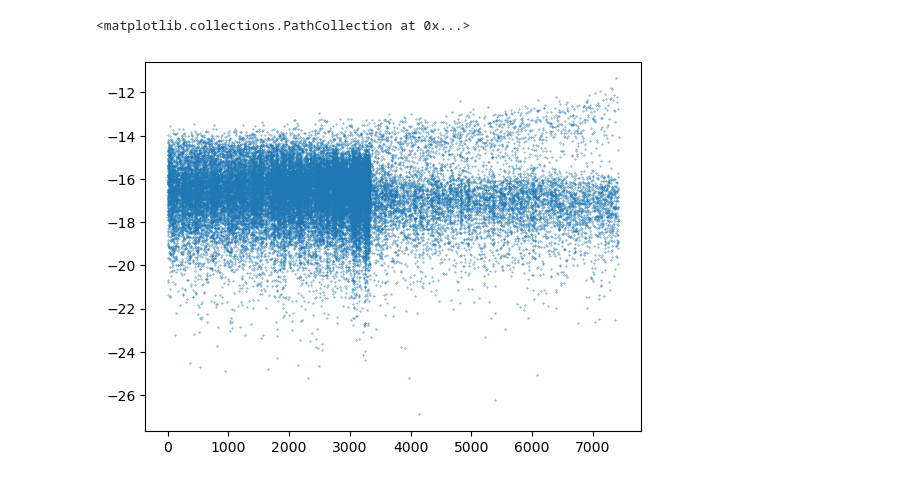
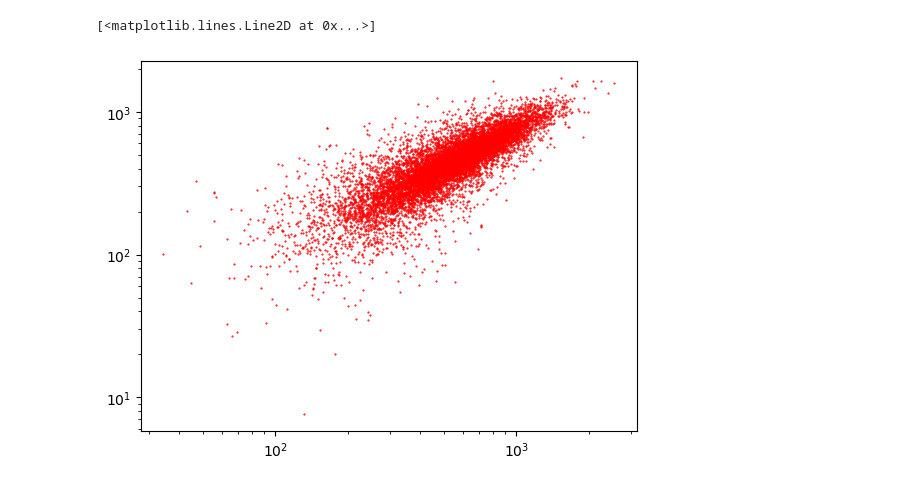
Before and after one commit to antolonappan/kSZscaler, a Jupyter notebook: Notebooks/density.ipynb, the cells around one changed output. Saved outputs shown, nothing was run; the diff lists cells and outputs as text; code cells hidden in the pictures.

```diff
--- a/Notebooks/density.ipynb
+++ b/Notebooks/density.ipynb
@@ -57,5 +28,5 @@ s = np.fft.ifft(inte)
-# %%
-plt.scatter(np.abs(s),df['Y'],s=0.1)
-# %% [output]
-<matplotlib.collections.PathCollection at 0x...>
-[figure, removed]
+# %%
+plt.loglog(df['Vnet'],df['vnet'],'r.',markersize=1)
+# %% [output]
+[<matplotlib.lines.Line2D at 0x...>]
+[figure, added]
```
Also changed, not shown: parts of 30 cells of this notebook, 15 other files.
